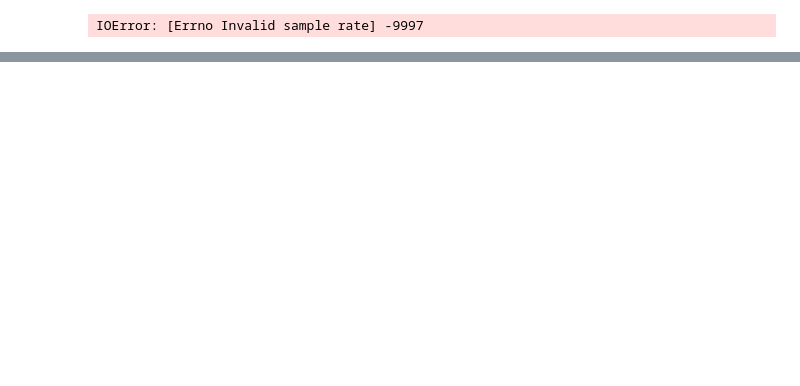
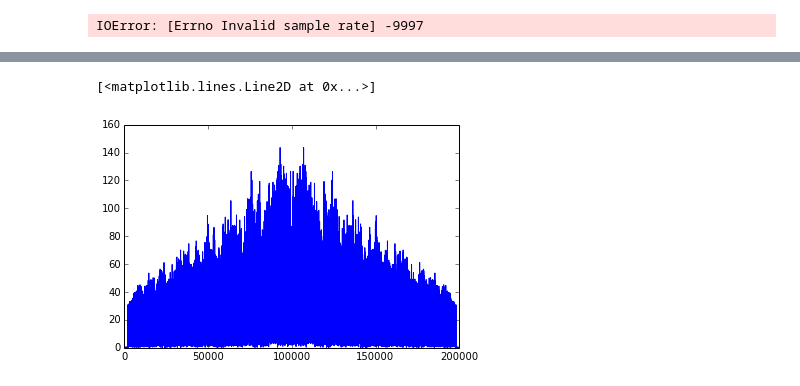
Before and after one commit to auroracramer/phasedarraylocalization, a Jupyter notebook: Testing SDR Sampling.ipynb, the cells around one changed output, grey strips where cells are left out. Drawn from its saved outputs; the diff is of its cells as text; code cells hidden in the pictures; blank space fills up the shorter version.

```diff
--- a/Testing SDR Sampling.ipynb
+++ b/Testing SDR Sampling.ipynb
@@ -266,0 +301,8 @@ IOError: [Errno Invalid sample rate] -9997
+# %%
+xcorr = signal.fftconvolve(samples[0][:100000], samples[0][:100000][::-1])
+
+plt.plot(np.abs(xcorr))
+#plt.plot(np.angle(np.fft.fft(xcorr)))
+# %% [output]
+[<matplotlib.lines.Line2D at 0x...>]
+[figure, added]
```
Also changed, not shown: parts of 5 cells of this notebook, 1 other file.
